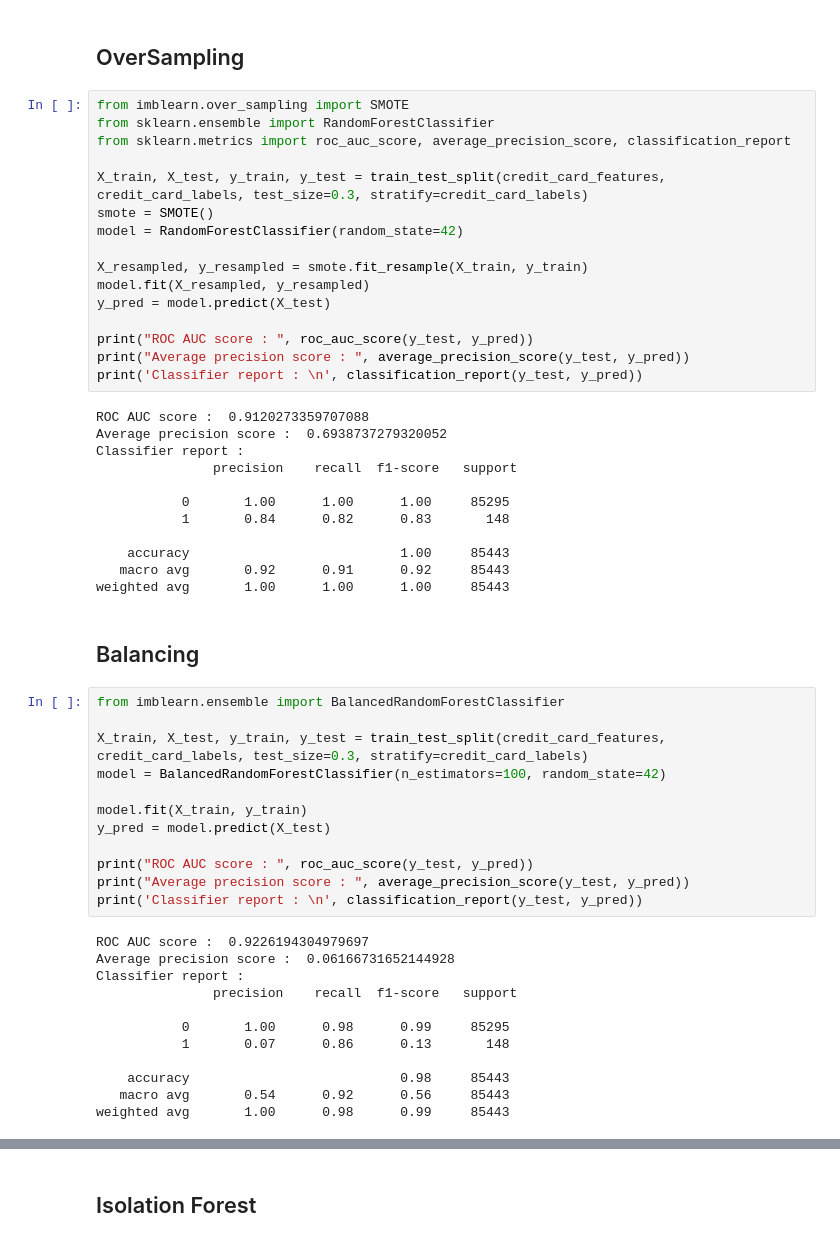
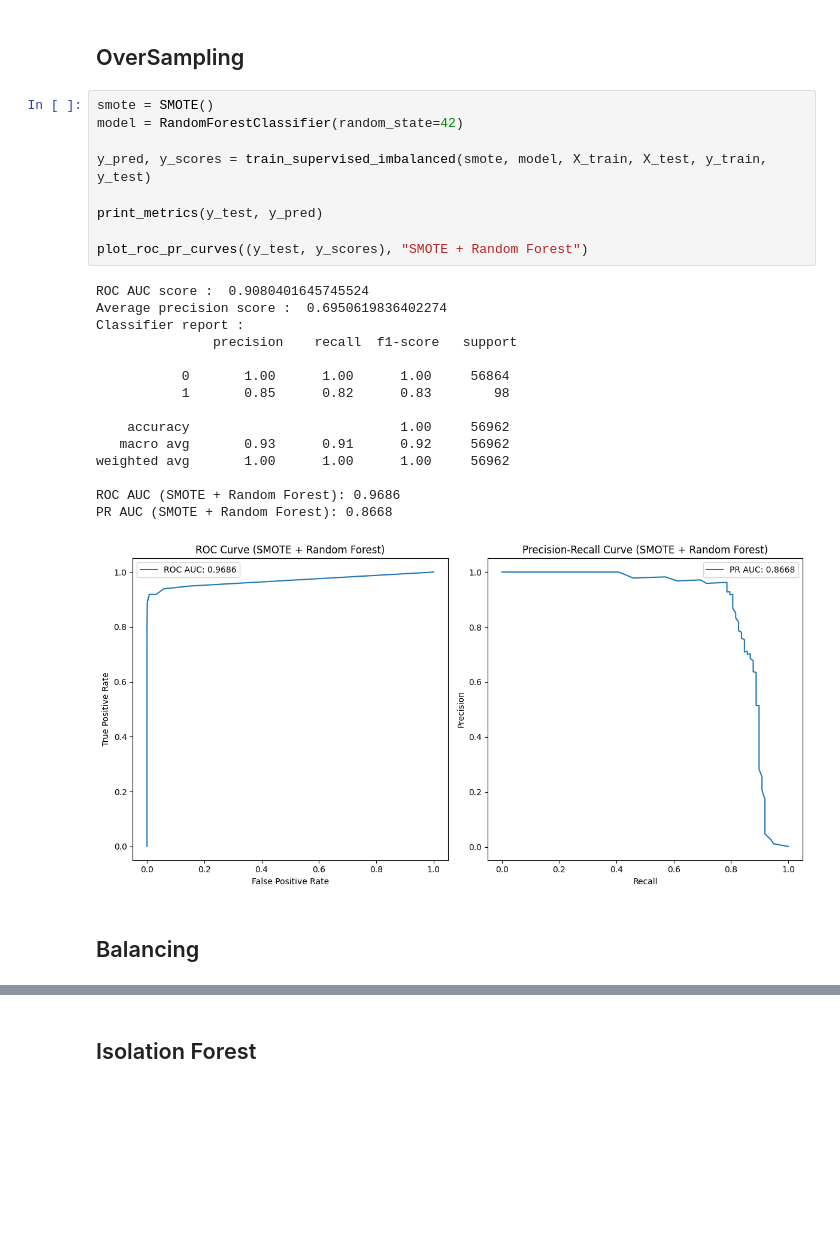
Before and after one commit to Runhilia/TAA_TP1, a Jupyter notebook: anomalies.ipynb, the cells around one changed output, grey strips where cells are left out. Drawn from its saved outputs; the diff is of its cells as text; blank space fills up the shorter version.

```diff
--- a/anomalies.ipynb
+++ b/anomalies.ipynb
@@ -208,56 +276,29 @@ ValueError: too many values to unpack (expected 2)
 # %% [markdown]
 ## OverSampling
-# %%
-from imblearn.over_sampling import SMOTE
-from sklearn.ensemble import RandomForestClassifier
-from sklearn.metrics import roc_auc_score, average_precision_score, classification_report
-
-X_train, X_test, y_train, y_test = train_test_split(credit_card_features, credit_card_labels, test_size=0.3, stratify=credit_card_labels)
-smote = SMOTE()
-model = RandomForestClassifier(random_state=42)
-
-X_resampled, y_resampled = smote.fit_resample(X_train, y_train)
-model.fit(X_resampled, y_resampled)
-y_pred = model.predict(X_test)
-
-print("ROC AUC score : ", roc_auc_score(y_test, y_pred))
-print("Average precision score : ", average_precision_score(y_test, y_pred))
-print('Classifier report : \n', classification_report(y_test, y_pred))
-# %% [output]
-ROC AUC score :  0.9120273359707088
-Average precision score :  0.6938737279320052
-Classifier report :
-               precision    recall  f1-score   support
-
-           0       1.00      1.00      1.00     85295
-           1       0.84      0.82      0.83       148
-
-    accuracy                           1.00     85443
-   macro avg       0.92      0.91      0.92     85443
-weighted avg       1.00      1.00      1.00     85443
+# %%
+smote = SMOTE()
+model = RandomForestClassifier(random_state=42)
+
+y_pred, y_scores = train_supervised_imbalanced(smote, model, X_train, X_test, y_train, y_test)
+
+print_metrics(y_test, y_pred)
+
+plot_roc_pr_curves((y_test, y_scores), "SMOTE + Random Forest")
+# %% [output]
+ROC AUC score :  0.9080401645745524
+Average precision score :  0.6950619836402274
+Classifier report :
+               precision    recall  f1-score   support
+
+           0       1.00      1.00      1.00     56864
+           1       0.85      0.82      0.83        98
+
+    accuracy                           1.00     56962
+   macro avg       0.93      0.91      0.92     56962
+weighted avg       1.00      1.00      1.00     56962
+
+ROC AUC (SMOTE + Random Forest): 0.9686
+PR AUC (SMOTE + Random Forest): 0.8668
+[figure, added]
 # %% [markdown]
 ## Balancing
-# %%
-from imblearn.ensemble import BalancedRandomForestClassifier
-
-X_train, X_test, y_train, y_test = train_test_split(credit_card_features, credit_card_labels, test_size=0.3, stratify=credit_card_labels)
-model = BalancedRandomForestClassifier(n_estimators=100, random_state=42)
-
-model.fit(X_train, y_train)
-y_pred = model.predict(X_test)
-
-print("ROC AUC score : ", roc_auc_score(y_test, y_pred))
-print("Average precision score : ", average_precision_score(y_test, y_pred))
-print('Classifier report : \n', classification_report(y_test, y_pred))
-# %% [output]
-ROC AUC score :  0.9226194304979697
-Average precision score :  0.06166731652144928
-Classifier report :
-               precision    recall  f1-score   support
-
-           0       1.00      0.98      0.99     85295
-           1       0.07      0.86      0.13       148
-
-    accuracy                           0.98     85443
-   macro avg       0.54      0.92      0.56     85443
-weighted avg       1.00      0.98      0.99     85443
```
Also changed, not shown: parts of 21 cells of this notebook.
